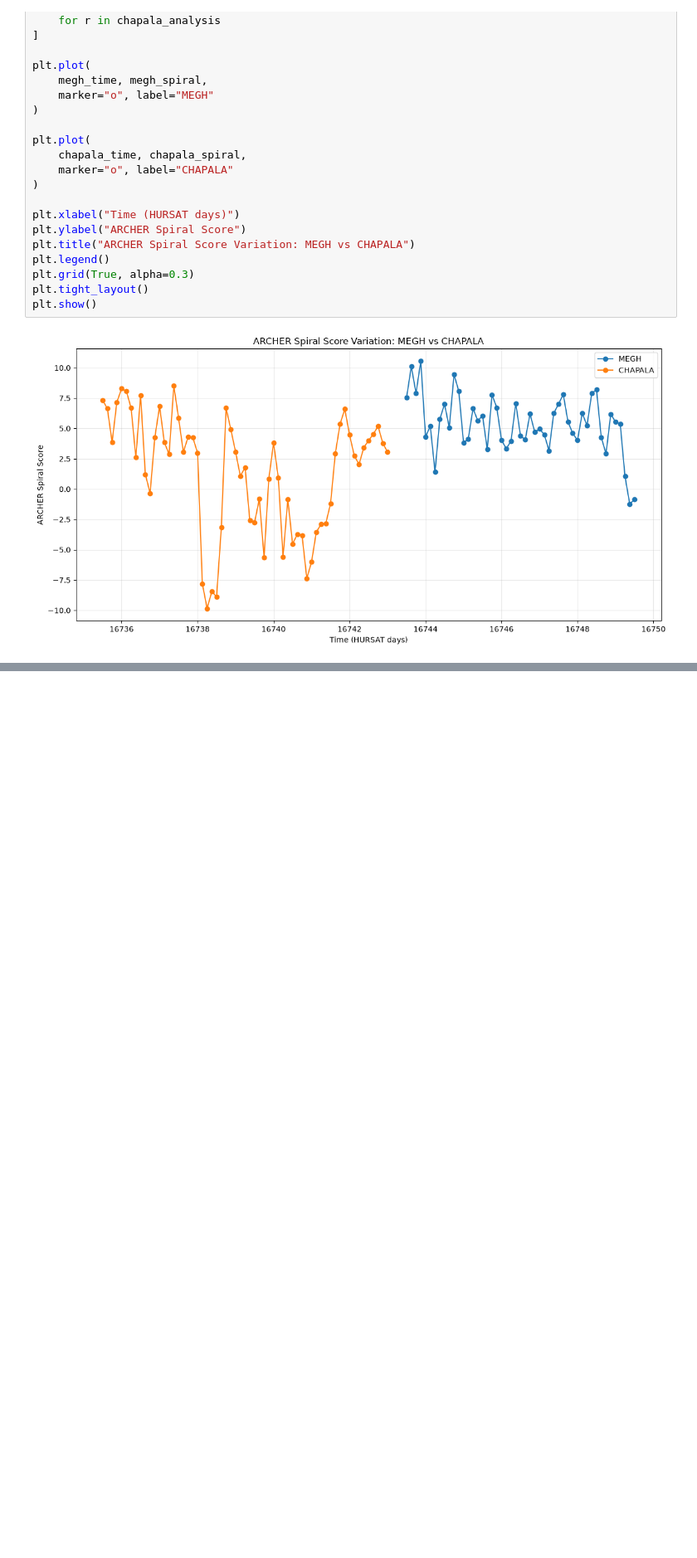
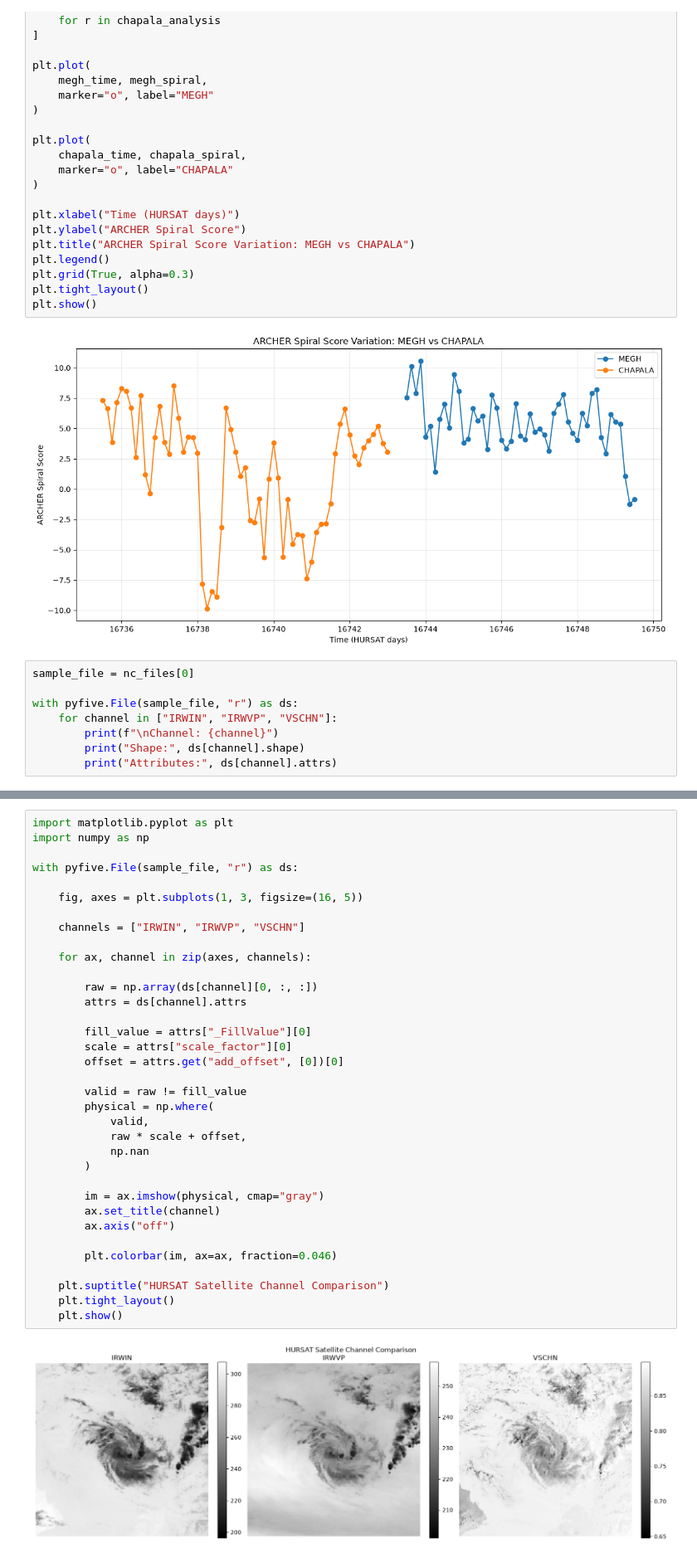
Before and after one commit to Sreoshh/tropical-cyclone-detection, a Jupyter notebook: data/notebooks/03_hursat_data_inspection.ipynb, the cells around one changed output, grey strips where cells are left out. Shown at 83% size. Cells and saved outputs as stored; diff of their text form; blank space fills up the shorter version.

```diff
--- a/data/notebooks/03_hursat_data_inspection.ipynb
+++ b/data/notebooks/03_hursat_data_inspection.ipynb
@@ -1031,3 +1015,11 @@ plt.tight_layout()
 plt.show()
 # %% [output]
 [figure]
+# %%
+sample_file = nc_files[0]
+
+with pyfive.File(sample_file, "r") as ds:
+    for channel in ["IRWIN", "IRWVP", "VSCHN"]:
+        print(f"\nChannel: {channel}")
+        print("Shape:", ds[channel].shape)
+        print("Attributes:", ds[channel].attrs)
@@ -1033,0 +1110,37 @@ plt.show()
+# %%
+import matplotlib.pyplot as plt
+import numpy as np
+
+with pyfive.File(sample_file, "r") as ds:
+
+    fig, axes = plt.subplots(1, 3, figsize=(16, 5))
+
+    channels = ["IRWIN", "IRWVP", "VSCHN"]
+
+    for ax, channel in zip(axes, channels):
+
+        raw = np.array(ds[channel][0, :, :])
+        attrs = ds[channel].attrs
+
+        fill_value = attrs["_FillValue"][0]
+        scale = attrs["scale_factor"][0]
+        offset = attrs.get("add_offset", [0])[0]
+
+        valid = raw != fill_value
+        physical = np.where(
+            valid,
+            raw * scale + offset,
+            np.nan
+        )
+
+        im = ax.imshow(physical, cmap="gray")
+        ax.set_title(channel)
+        ax.axis("off")
+
+        plt.colorbar(im, ax=ax, fraction=0.046)
+
+    plt.suptitle("HURSAT Satellite Channel Comparison")
+    plt.tight_layout()
+    plt.show()
+# %% [output]
+[figure, added]
```
Also changed, not shown: parts of 8 cells of this notebook.
